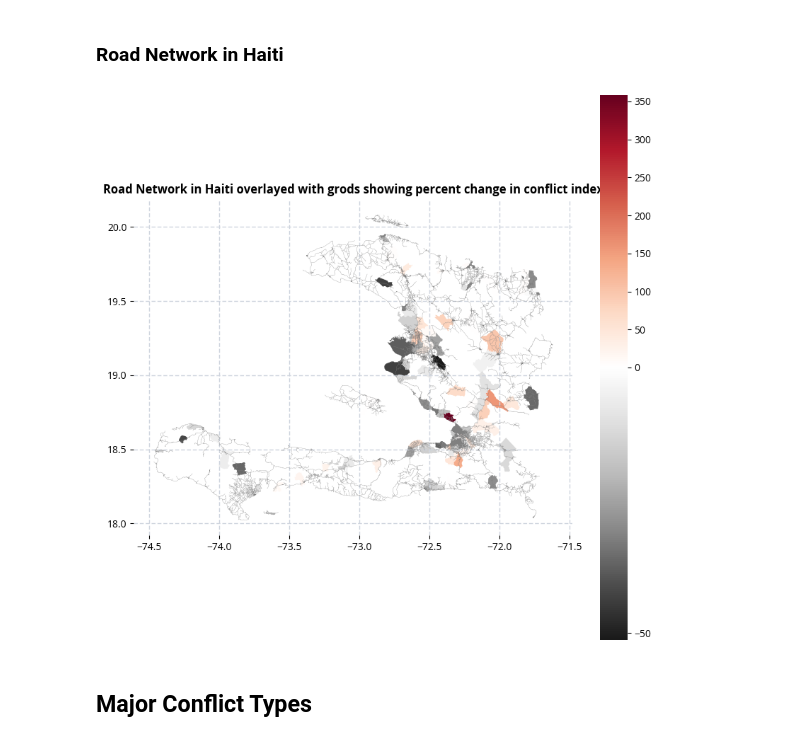
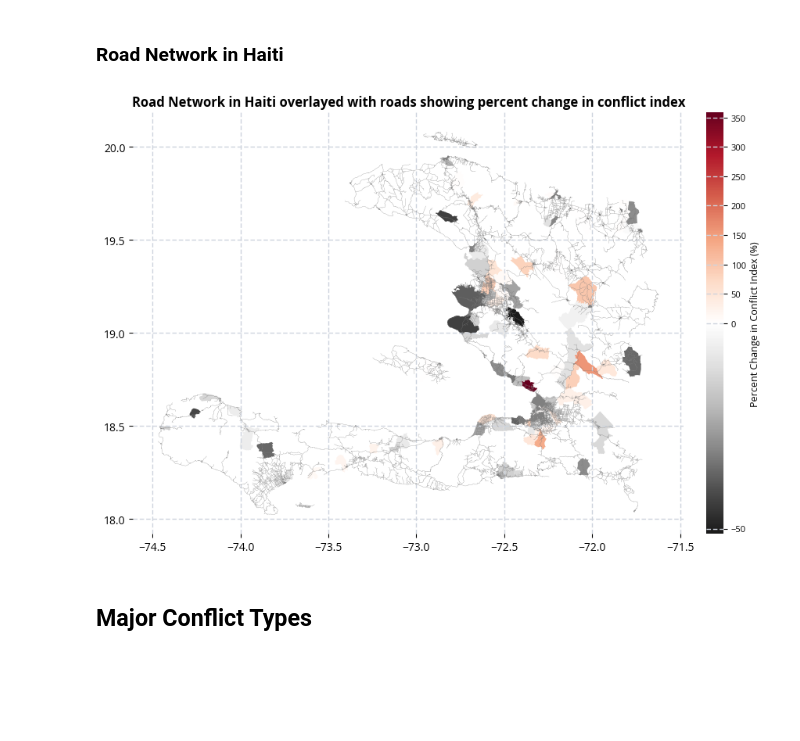
Before and after one commit to datapartnership/haiti-conflict-analysis, a Jupyter notebook: notebooks/acled.ipynb, the cells around one changed output. Cells and saved outputs as stored; diff of their text form; code cells hidden in the pictures; blank space fills up the shorter version.

Commit message:
modify map legends

```diff
--- a/notebooks/acled.ipynb
+++ b/notebooks/acled.ipynb
@@ -418,24 +422,32 @@ fig, ax = visuals.get_h3_maps(
 ### Road Network in Haiti
 # %%
 import matplotlib.pyplot as plt
+import matplotlib as mpl
 from matplotlib.colors import TwoSlopeNorm
-roads1 = gpd.read_file('../data/roads/route_cnigs_2019/R‚seau_Routier_Revetement.shp')
-roads2 = gpd.read_file('../data/roads/route_cnigs_2019/R‚seau_Routier.shp')
-roads3 = gpd.read_file('../data/roads/route_cnigs_2019/R‚seau_Routier_Praticabilit‚.shp')
+from mpl_toolkits.axes_grid1 import make_axes_locatable
 
-roads2 = roads2.to_crs(epsg=4326)
-
-# Create normalization with midpoint at 0
 vmin = conflict_pc_diff_melted['pc_change'].min()
 vmax = conflict_pc_diff_melted['pc_change'].max()
 norm = TwoSlopeNorm(vmin=vmin, vcenter=0, vmax=vmax)
+cmap = plt.get_cmap('RdGy_r')
 
 fig, ax = plt.subplots(figsize=(10, 10))
 roads2.plot(ax=ax, alpha=0.95, color='grey', linewidth=0.2)
-conflict_pc_diff_melted.plot(ax=ax, column='pc_change', cmap='RdGy_r', legend=True, norm=norm)
-ax.set_title('Road Network in Haiti overlayed with grods showing percent change in conflict index');
+conflict_pc_diff_melted.plot(ax=ax, column='pc_change', cmap=cmap, norm=norm, legend=False)
+
+# Small, narrow colorbar to the right of the map
+divider = make_axes_locatable(ax)
+cax = divider.append_axes("right", size="3%", pad=0.08)  # adjust size/pad as needed
+sm = mpl.cm.ScalarMappable(norm=norm, cmap=cmap)
+sm.set_array([])
+cbar = fig.colorbar(sm, cax=cax)
+cbar.ax.tick_params(labelsize=8)          # smaller tick labels
+cbar.set_label('Percent Change in Conflict Index (%)', fontsize=9)
+
+ax.set_title('Road Network in Haiti overlayed with roads showing percent change in conflict index')
+plt.show()
 # %% [output]
-[figure, old version]
+[figure, new version]
 # %% [markdown]
 ## Major Conflict Types
 # %%
```
Also changed, not shown: parts of 3 cells of this notebook.
